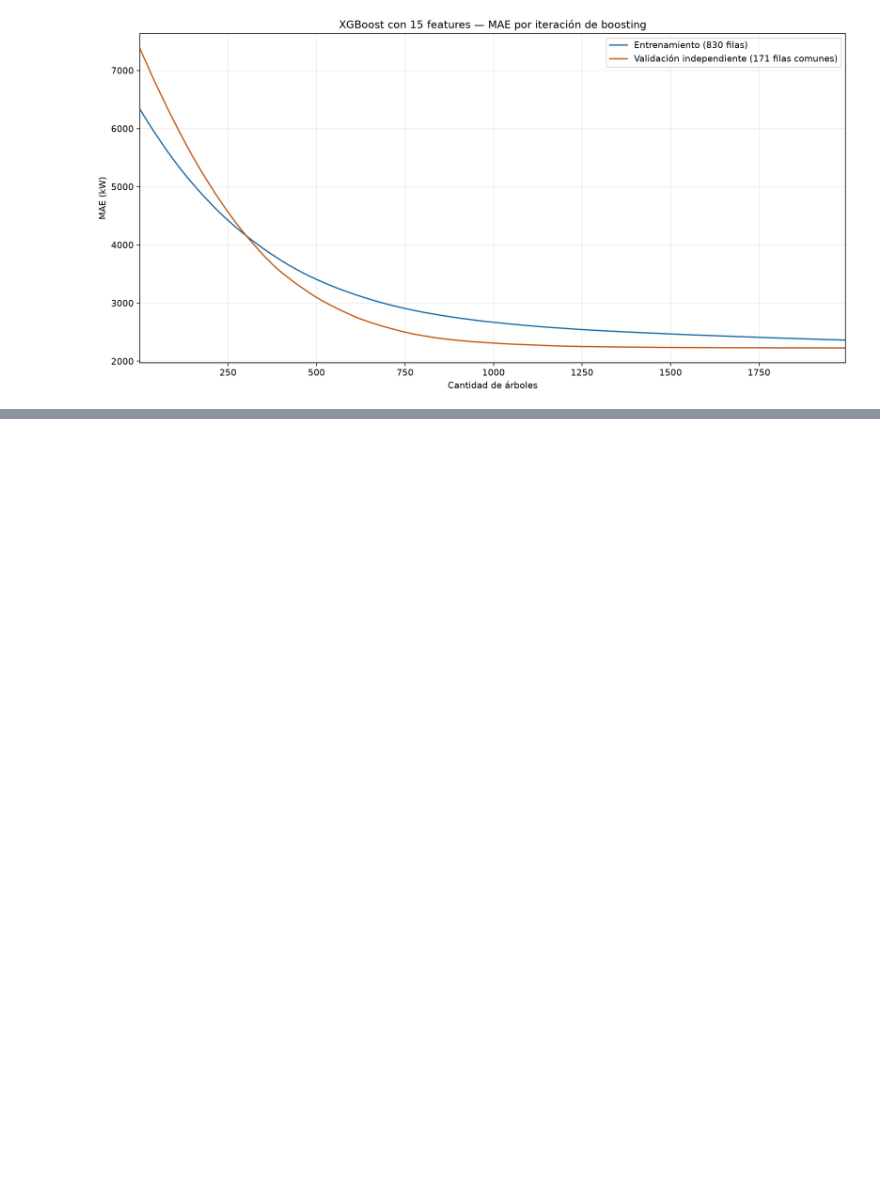
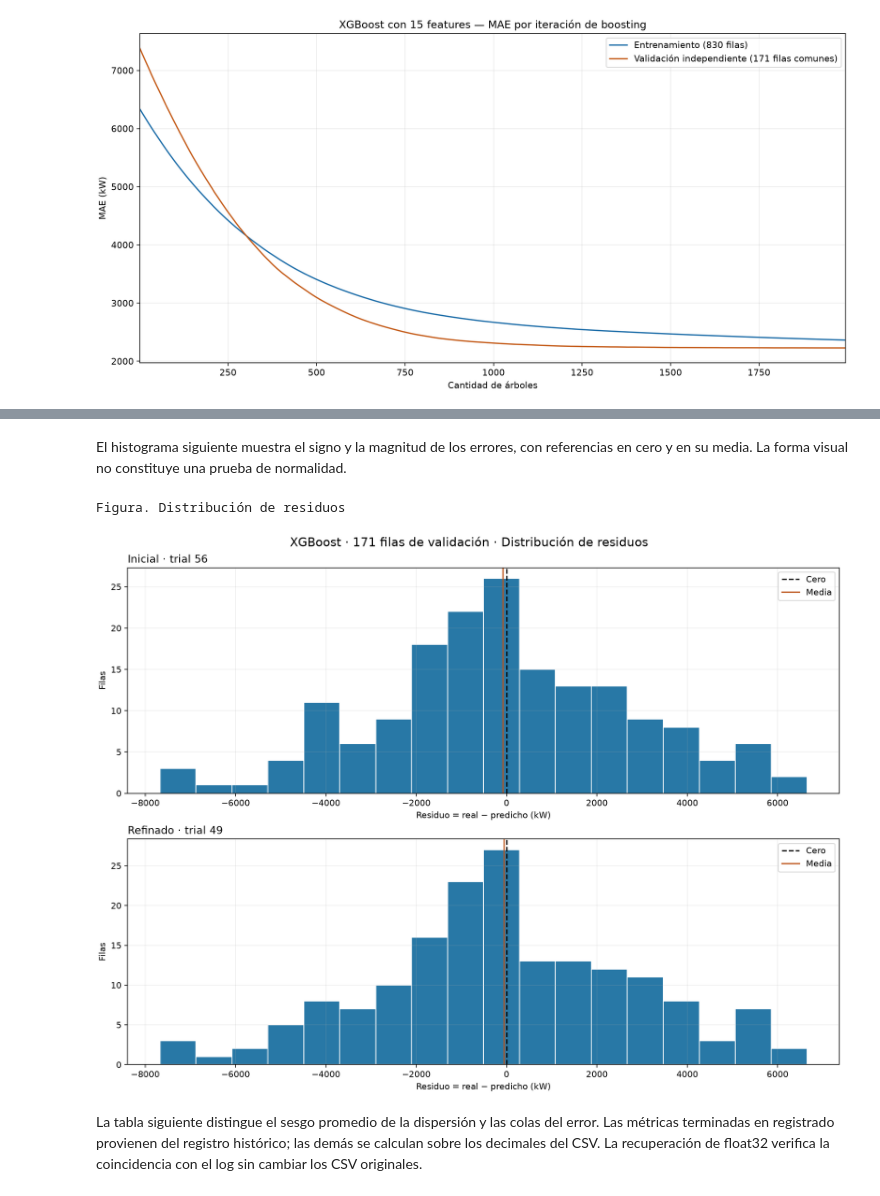
Before and after one commit to AlesioRios/Trabajo-Practico-Final-LD2, a Jupyter notebook: notebooks/modelado_xgboost.ipynb, the cells around one changed output, grey strips where cells are left out. Saved outputs shown, nothing was run; the diff lists cells and outputs as text; code cells hidden in the pictures; blank space fills up the shorter version.

```diff
--- a/notebooks/modelado_xgboost.ipynb
+++ b/notebooks/modelado_xgboost.ipynb
@@ -471,0 +564,10 @@ Tabla 21. MAE de validación independiente del ganador refinado
+# %% [markdown]
+El histograma siguiente muestra el signo y la magnitud de los errores, con referencias en cero y en su media. La forma visual no constituye una prueba de normalidad.
+# %%
+print("Figura. Distribución de residuos")
+display(Image(filename=str(carpeta_diagnostico / "distribucion_residuos.png")))
+# %% [output]
+Figura. Distribución de residuos
+[figure, added]
+# %% [markdown]
+La tabla siguiente distingue el sesgo promedio de la dispersión y las colas del error. Las métricas terminadas en registrado provienen del registro histórico; las demás se calculan sobre los decimales del CSV. La recuperación de float32 verifica la coincidencia con el log sin cambiar los CSV originales.
```
Also changed, not shown: parts of 17 cells of this notebook, 23 other files.
